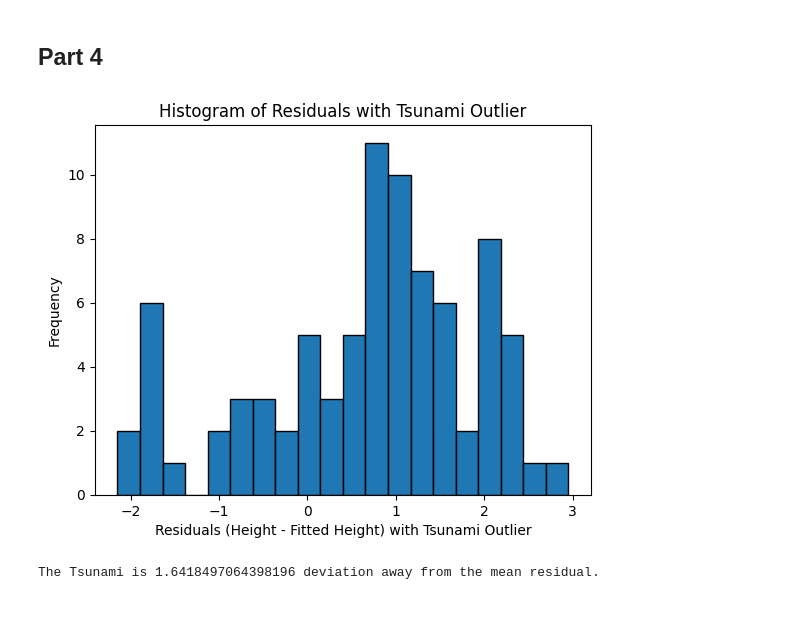
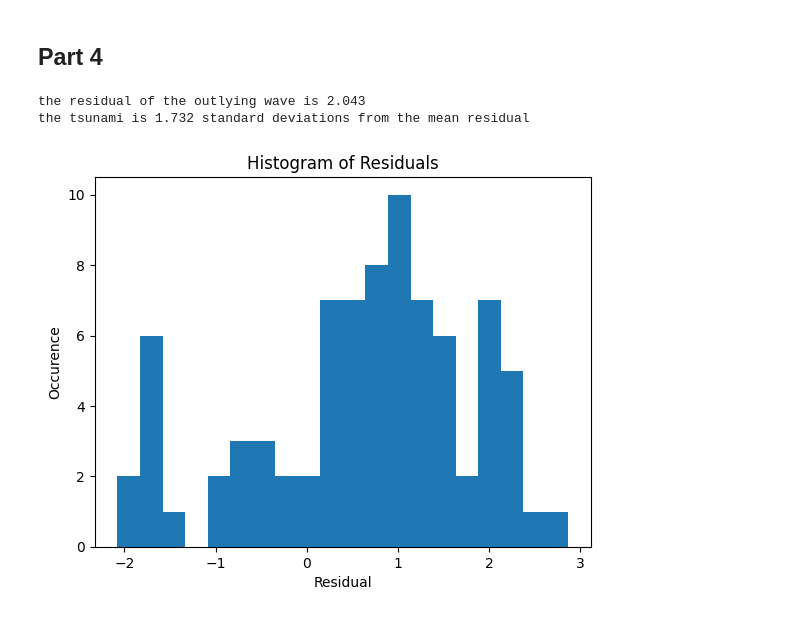
Before and after one commit to l0renGigi123/ASTR19-Project, a Jupyter notebook: Group2_Project.ipynb, the cells around one changed output. Cells and saved outputs as stored; diff of their text form; code cells hidden in the pictures.

```diff
--- a/Group2_Project.ipynb
+++ b/Group2_Project.ipynb
@@ -142,24 +142,23 @@ Estimated Intrinsic Scatter: 1.192208414122839
 # %% [markdown]
 ## Part 4
 # %%
-#2 ft tsunami deviation as an outlier
-outlier_sd = 2.0
-outlier_residuals = np.append(residual, outlier_sd)
+#new outlier added 2 feet to data point
+height[26] = 7.33
 
-# Plot the histogram again with the outlier added
-plt.hist(outlier_residuals, bins=20, edgecolor='black')
+nresidual = []
 
-plt.xlabel("Residuals (Height - Fitted Height) with Tsunami Outlier")
-plt.ylabel("Frequency")
-plt.title("Histogram of Residuals with Tsunami Outlier")
+for i in range(len(height)):
+    nresidual.append(round(height[i] - fitted_heights[i],3))
+    if i == 26:
+        print(f"the residual of the outlying wave is {nresidual[i]}")
 
-#new histogram
-plt.savefig("residuals_histogram_with_outlier.pdf")
-plt.show()
-
-# Z-score
-z_score = outlier_sd / residual_std
-print(f"The Tsunami is {z_score} deviation away from the mean residual.")
+plt.hist(nresidual, bins=20)
+plt.xlabel("Residual")
+plt.ylabel("Occurence")
+plt.title("Histogram of Residuals")
+wave_deviation = round(nresidual[26] / residual_std,3)
+print(f"the tsunami is {wave_deviation} standard deviations from the mean residual")
 # %% [output]
+the residual of the outlying wave is 2.043
+the tsunami is 1.732 standard deviations from the mean residual
-[figure, old version]
+[figure, new version]
-The Tsunami is 1.6418497064398196 deviation away from the mean residual.
```
Also changed, not shown: parts of 3 cells of this notebook.
